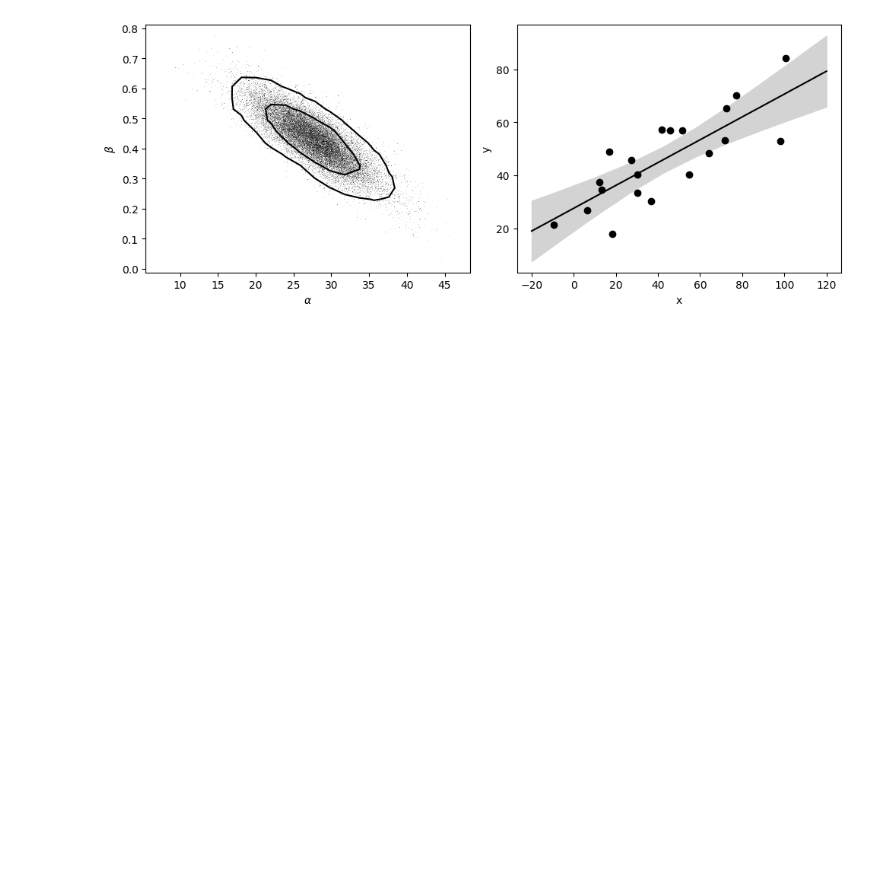
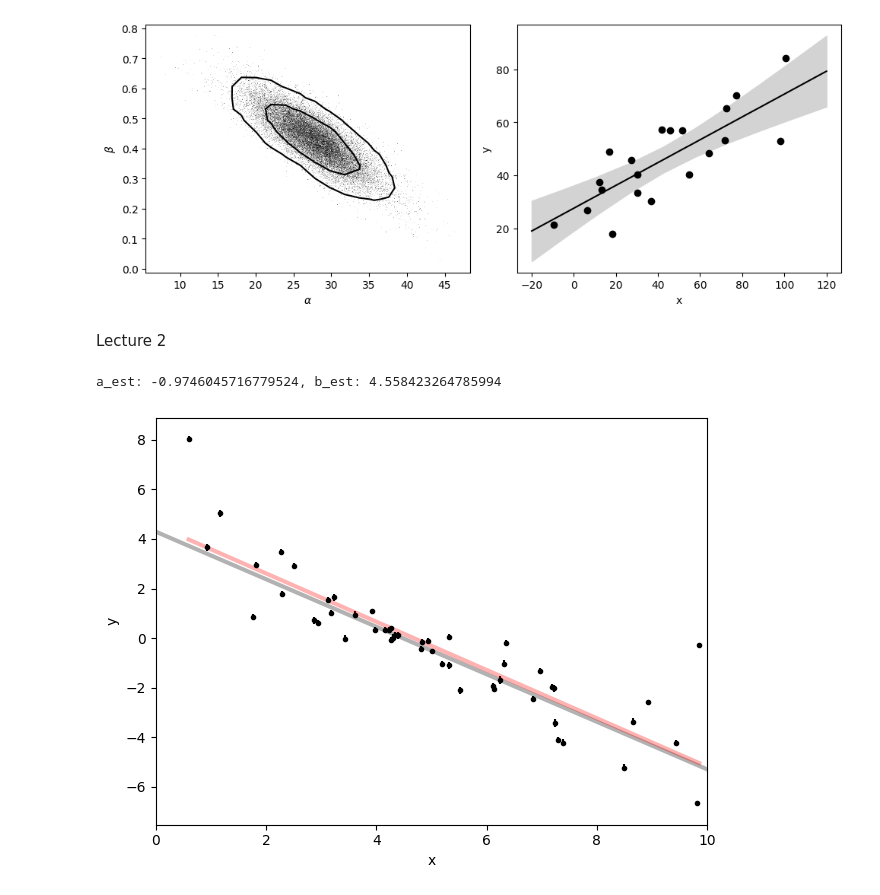
Before and after one commit to bKeungAuyeung/MSTA-HW4, a Jupyter notebook: bAuyeung_L4_MSTA.ipynb, the cells around one changed output. Drawn from its saved outputs; the diff is of its cells as text; code cells hidden in the pictures; blank space fills up the shorter version.

```diff
--- a/bAuyeung_L4_MSTA.ipynb
+++ b/bAuyeung_L4_MSTA.ipynb
@@ -138,3 +138,50 @@ plot_MCMC_results(xdata, ydata, emcee_trace)
 plt.tight_layout()
 # %% [output]
 [figure]
+# %% [markdown]
+Lecture 2
+# %%
+np.random.seed(123)
+
+# Choose the "true" parameters.
+m_true = -0.9594
+b_true = 4.294
+f_true = 0.534
+
+# Generate some synthetic data from the model.
+N = 50
+x = np.sort(10 * np.random.rand(N))
+yerr = 0.1 + 0.05 * np.random.rand(N)
+# print(f'y_err: {yerr}')
+
+y = m_true * x + b_true
+# print(f'first y: {y}')
+# plt.plot(x, y, '.', color = 'blue')
+y += np.abs(f_true * y) * np.random.randn(N)
+# plt.plot(x, y, '.', color = 'red')
+# print(f'second y: {y}')
+y += yerr * np.random.randn(N)
+# print(f'third y: {y}')
+
+plt.errorbar(x, y, yerr=yerr, fmt=".k", capsize=0)
+x0 = np.linspace(0, 10, 500)
+plt.plot(x0, m_true * x0 + b_true, "k", alpha=0.3, lw=3)
+plt.xlim(0, 10)
+plt.xlabel("x")
+plt.ylabel("y")
+
+x_mean = np.mean(x)
+y_mean = np.mean(y)
+xy_mean = np.mean(x * y)
+x_squared_mean = np.mean(x**2)
+a_est = (xy_mean - x_mean * y_mean) / (x_squared_mean - x_mean**2)
+b_est = y_mean - a_est * x_mean
+print(f"a_est: {a_est}, b_est: {b_est}")
+
+plt.plot(x, a_est * x + b_est, "r", alpha=0.3, lw=3)
+
+# Show the figure
+plt.tight_layout()
+# %% [output]
+a_est: -0.9746045716779524, b_est: 4.558423264785994
+[figure, added]
```
Also changed, not shown: parts of 2 cells of this notebook.
